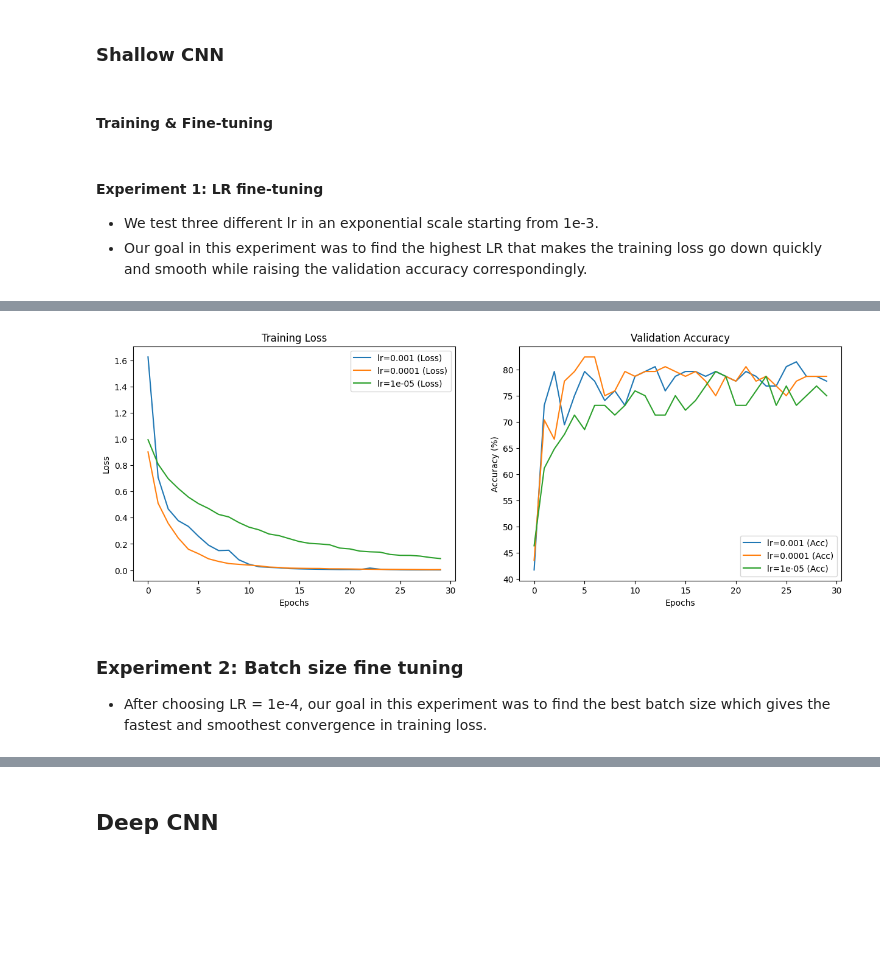
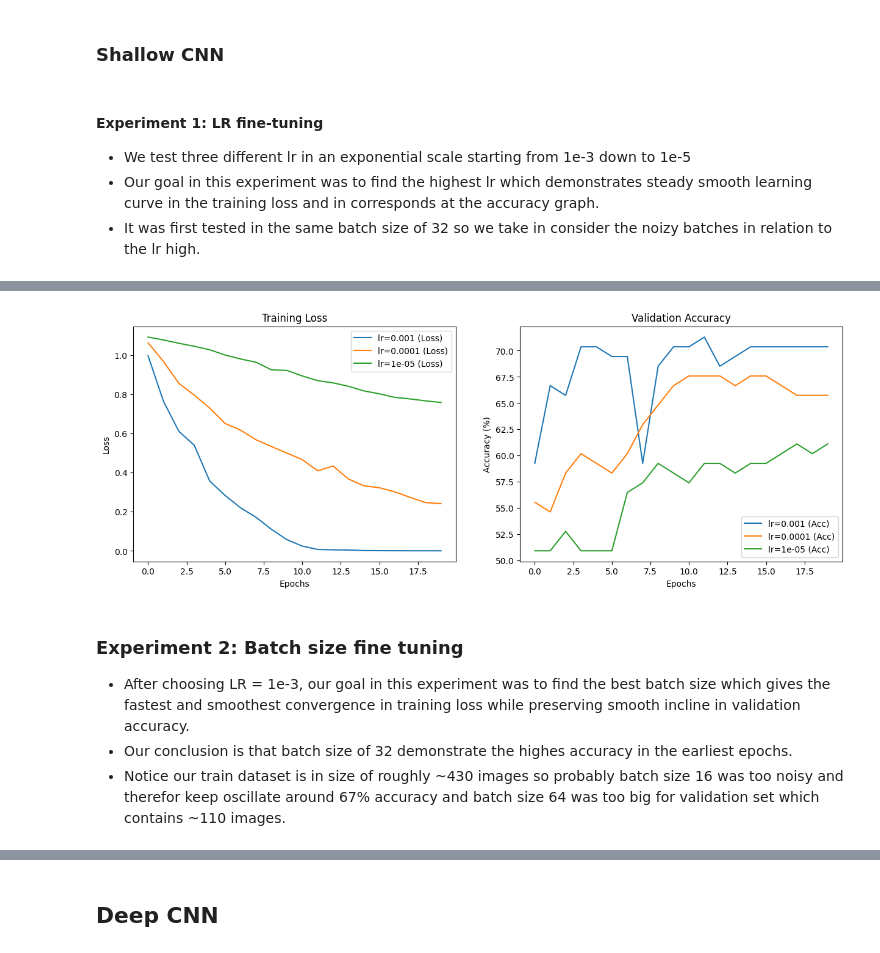
Before and after one commit to shaytoledo/fainting_image_classifier, a Jupyter notebook: final_project_pytorch/main.ipynb, the cells around one changed output, grey strips where cells are left out. Cells and saved outputs as stored; diff of their text form; code cells hidden in the pictures; blank space fills up the shorter version.

```diff
--- a/final_project_pytorch/main.ipynb
+++ b/final_project_pytorch/main.ipynb
@@ -203,7 +204,8 @@ aug_transforms = transforms.Compose([
     transforms.Normalize([0.5, 0.5, 0.5], [0.5, 0.5, 0.5])
 ])
 # %%
-def get_loaders(data_root='./data', batch_size=16, train_split=0.8, use_augmentation=False):
+def get_loaders(data_root='./data', batch_size=32, train_split=0.8, use_augmentation=False):
+    np.random.seed(42)
     # Verify data directory exists
     if not os.path.exists(data_root):
         raise FileNotFoundError(f"Data directory '{data_root}' not found!")
@@ -340,21 +343,20 @@ class ShallowCNN(nn.Module):
         x = torch.relu(self.fc1(x))
         x = self.fc2(x)
         return x
-# %% [markdown]
-#### Training & Fine-tuning
 # %% [markdown]
 #### Experiment 1: LR fine-tuning
-* We test three different lr in an exponential scale starting from 1e-3.
-* Our goal in this experiment was to find the highest LR that makes the training loss go down quickly and smooth while raising the validation accuracy correspondingly.
+* We test three different lr in an exponential scale starting from 1e-3 down to 1e-5
+* Our goal in this experiment was to find the highest lr which demonstrates steady smooth learning curve in the training loss and in corresponds at the accuracy graph.
+* It was first tested in the same batch size of 32 so we take in consider the noizy batches in relation to the lr high.
 # %%
-train_loader, val_loader = get_loaders()
+train_loader, val_loader = get_loaders(batch_size=32)
 LRs = [1e-3, 1e-4, 1e-5]
 experiments = []
 
 for lr in LRs:
     model = ShallowCNN()
     experiment = CNNExperiment(model, train_loader, val_loader)
-    experiment.run(epochs=30, lr=lr)
+    experiment.run(epochs=20, lr=lr)
     experiments.append(experiment)
 
 plot_experiment_results([exp.history for exp in experiments], [f"lr={lr}" for lr in LRs])
@@ -379,7 +381,9 @@ Epoch 30/30 - Loss: 0.0883, Val Acc: 75.00%
-[figure, old version]
+[figure, new version]
 # %% [markdown]
 ### Experiment 2: Batch size fine tuning
-* After choosing LR = 1e-4, our goal in this experiment was to find the best batch size which gives the fastest and smoothest convergence in training loss.
+* After choosing LR = 1e-3, our goal in this experiment was to find the best batch size which gives the fastest and smoothest convergence in training loss while preserving smooth incline in validation accuracy.
+* Our conclusion is that batch size of 32 demonstrate the highes accuracy in the earliest epochs.
+* Notice our train dataset is in size of roughly ~430 images so probably batch size 16 was too noisy and therefor keep oscillate around 67% accuracy and batch size 64 was too big for validation set which contains ~110 images.
 # %%
 batch_sizes = [16, 32, 64]
 experiments = []
```
Also changed, not shown: parts of 44 cells of this notebook.
